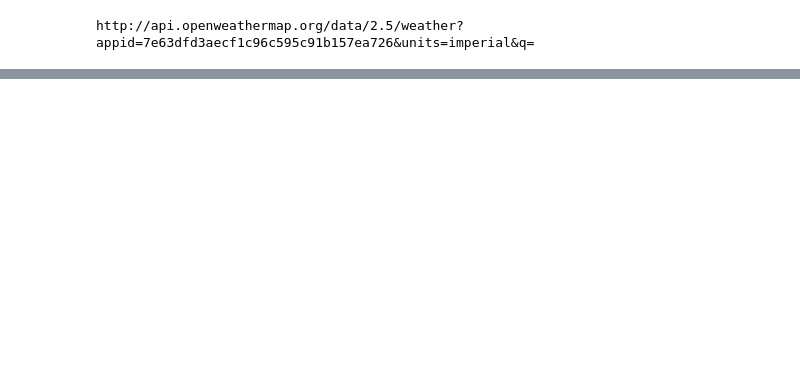
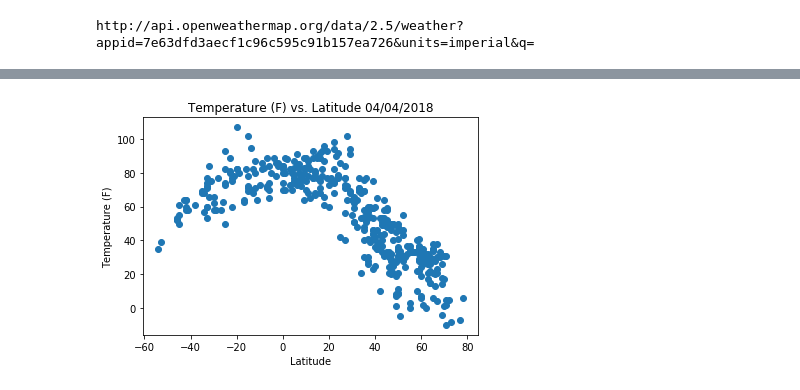
Before and after one commit to expertrao08/Weather_Assignment, a Jupyter notebook: Weather.ipynb, the cells around one changed output, grey strips where cells are left out. Cells and saved outputs as stored; diff of their text form; code cells hidden in the pictures; blank space fills up the shorter version.

```diff
--- a/Weather.ipynb
+++ b/Weather.ipynb
@@ -14,9 +14,8 @@ import json
 
 # Empty series to hold all the names of cities and countries
 random_City = []
-random_Country = []
 loopcnt = 0
-
+citylist = []
 #Loop through until at least 500 unique city names are found
 while len(random_City) < 500 :
     # Loop counter to track number of loops made
@@ -50,4 +49,9 @@ while len(random_City) < 500 :
             foundCity = True
     if foundCity==False  :
         random_City.append(city.city_name)
-        random_Country.append(city.country_code.upper())
+        citdict = {}
+        citdict['city'] = city.city_name
+        citdict['country'] = city.country_code.upper()
+        citdict['lat'] = lat
+        citdict['long'] = lng
+        citylist.append(citdict)
@@ -57,0 +62,11 @@ print(random_City + random_Country)
+# %%
+
+#Create dataframe.
+citypd = pd.DataFrame({
+    'city': [x['city'] for x in citylist],
+    'country': [x['country'] for x in citylist],
+})
+
+citypd.head()
+
+samplecity = citypd.sample(500)
@@ -108,0 +161,3 @@ Processing record 500 for the city: walvis bay
+# %%
+samplecity = samplecity[samplecity.latitude != ""]
+samplecity
@@ -108,0 +183,13 @@ Processing record 500 for the city: walvis bay
+# %%
+import time
+date = time.strftime("%m/%d/%Y")
+# print(date)
+plt.scatter(samplecity['latitude'],samplecity['temperature'])
+plt.title(f"Temperature (F) vs. Latitude {date}")
+plt.xlabel("Latitude")
+plt.ylabel("Temperature (F)")
+plt.style.use('ggplot')
+plt.savefig("Temperature.png")
+plt.show()
+# %% [output]
+[figure, added]
```
Also changed, not shown: parts of 11 cells of this notebook, 5 other files.
